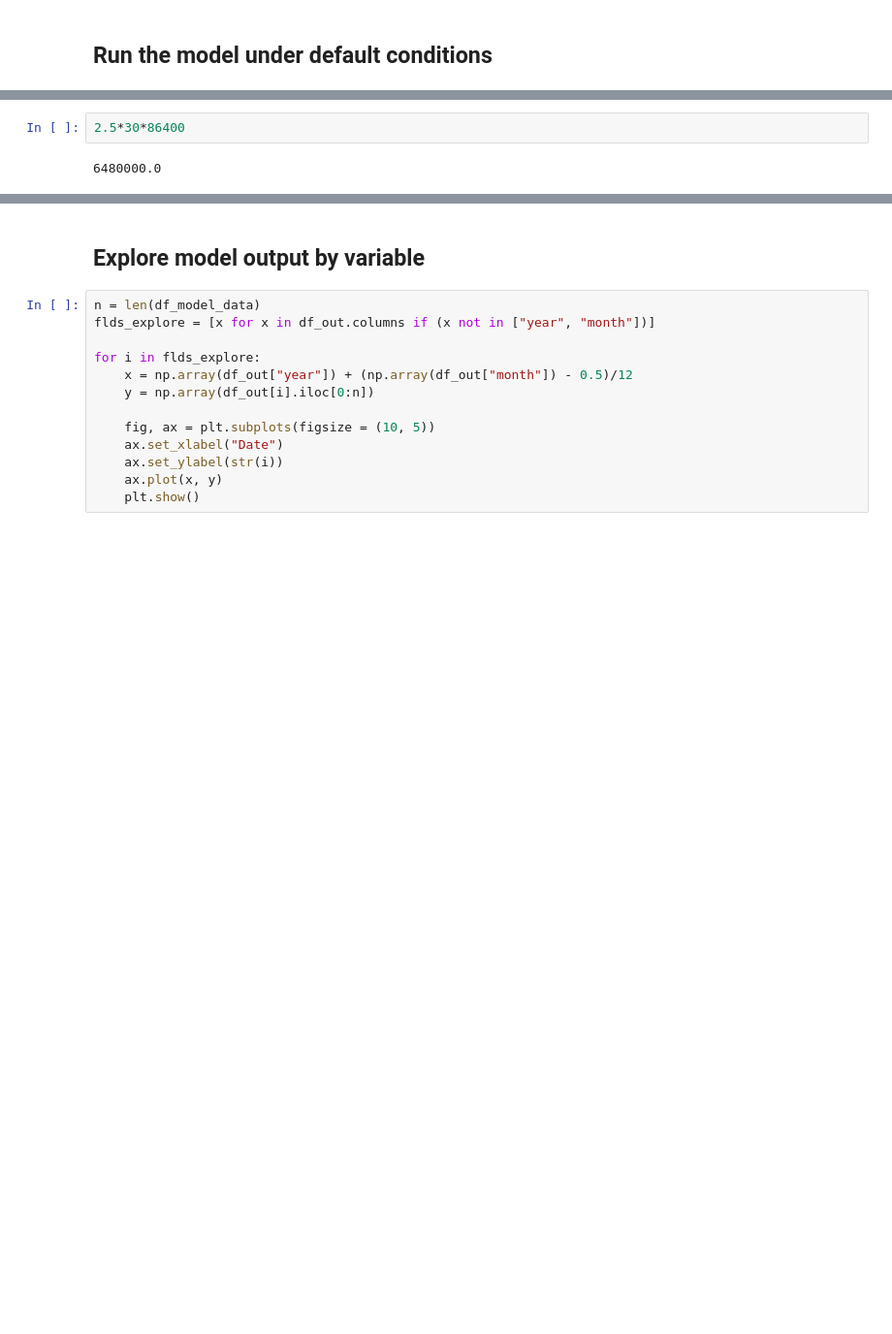
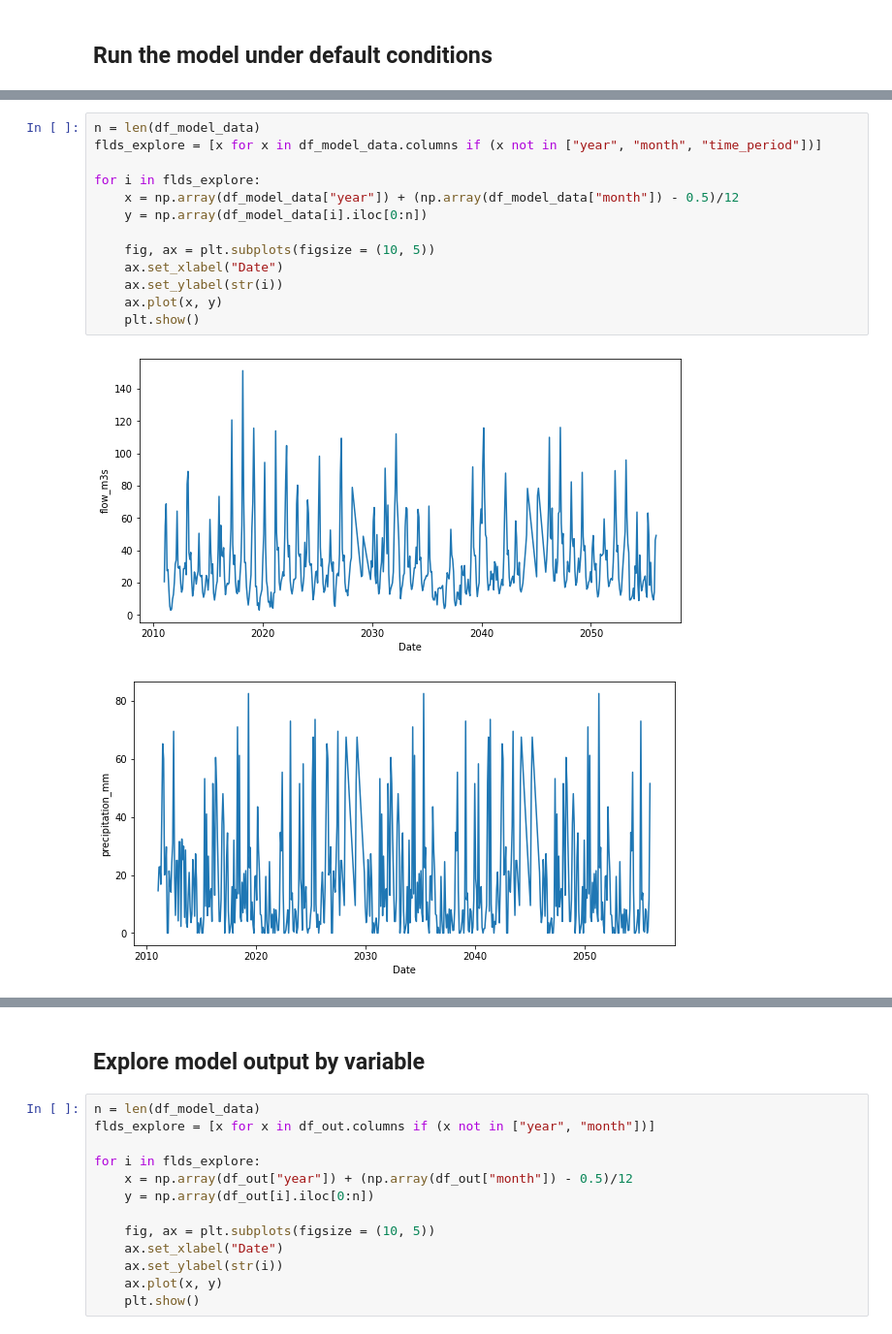
Before and after one commit to jcsyme/dmdu_scalable_computing_2023, a Jupyter notebook: crdm_project/python/crdm_project_explorer.ipynb, the cells around one changed output, grey strips where cells are left out. Shown at 97% size. Saved outputs shown, nothing was run; the diff lists cells and outputs as text; blank space fills up the shorter version.

```diff
--- a/crdm_project/python/crdm_project_explorer.ipynb
+++ b/crdm_project/python/crdm_project_explorer.ipynb
@@ -89,5 +124,17 @@ df_out.head()
 5 rows × 28 columns
-# %%
-2.5*30*86400
-# %% [output]
-6480000.0
+# %%
+n = len(df_model_data)
+flds_explore = [x for x in df_model_data.columns if (x not in ["year", "month", "time_period"])]
+
+for i in flds_explore:
+    x = np.array(df_model_data["year"]) + (np.array(df_model_data["month"]) - 0.5)/12
+    y = np.array(df_model_data[i].iloc[0:n])
+
+    fig, ax = plt.subplots(figsize = (10, 5))
+    ax.set_xlabel("Date")
+    ax.set_ylabel(str(i))
+    ax.plot(x, y)
+    plt.show()
+# %% [output]
+[figure, added]
+[figure, added]
```
Also changed, not shown: parts of 12 cells of this notebook, 3 other files.
